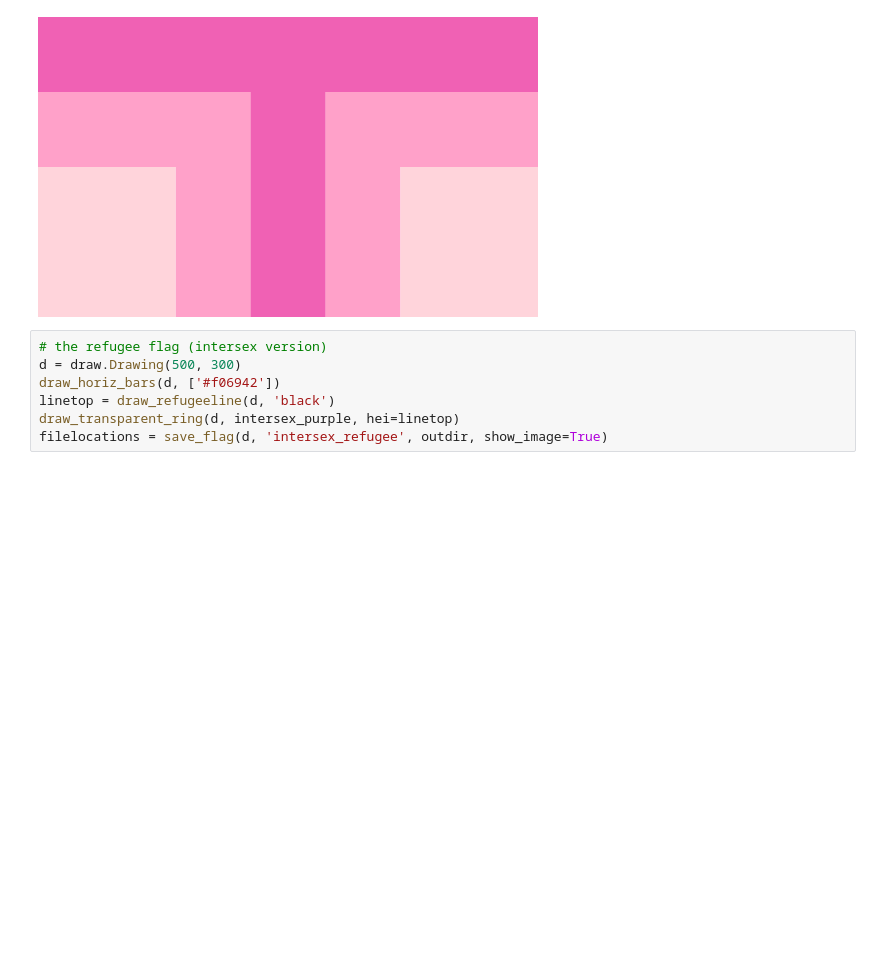
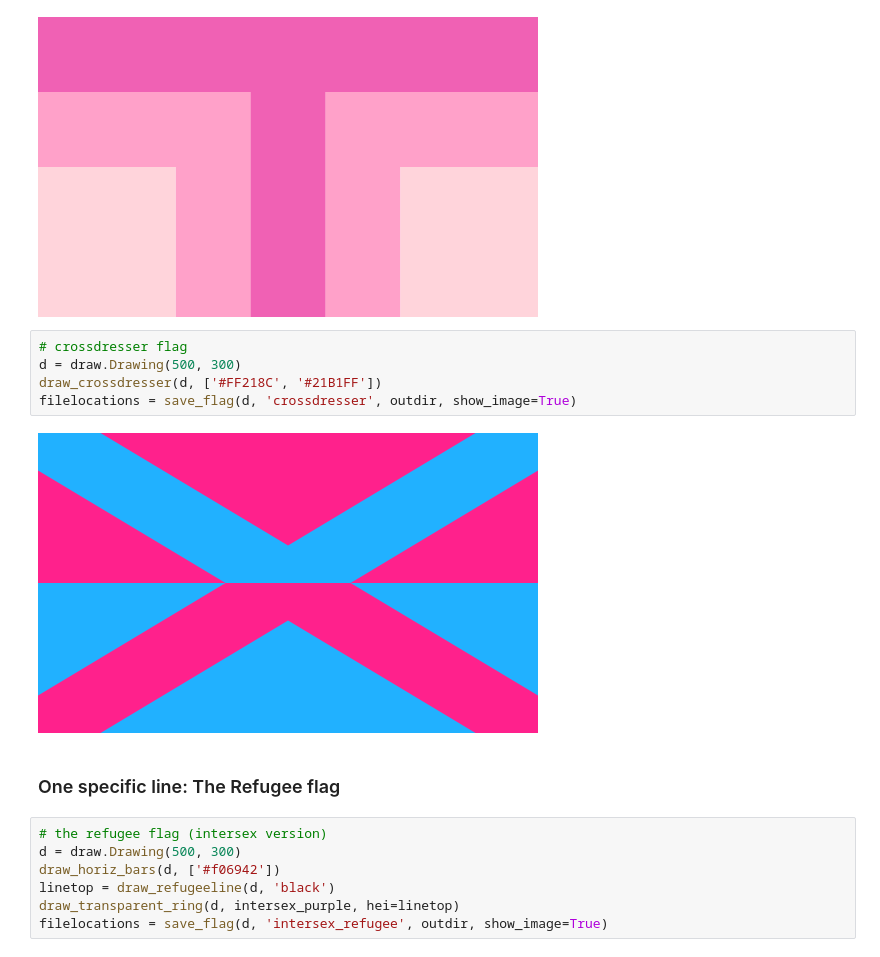
Before and after one commit to intervexual/drawpride, a Jupyter notebook: examples.ipynb, the cells around one changed output. Cells and saved outputs as stored; diff of their text form; blank space fills up the shorter version.

Commit message:
Adding support for the crossdresser flag

```diff
--- a/examples.ipynb
+++ b/examples.ipynb
@@ -351,6 +353,15 @@ draw_concentric_tees(d, ['#f061b4', '#ffa1c9', '#ffd4db'])
 filelocations = save_flag(d, 'tgirl', outdir, show_image=True)
 # %% [output]
 [figure]
+# %%
+# crossdresser flag
+d = draw.Drawing(500, 300)
+draw_crossdresser(d, ['#FF218C', '#21B1FF'])
+filelocations = save_flag(d, 'crossdresser', outdir, show_image=True)
+# %% [output]
+[figure, added]
+# %% [markdown]
+### One specific line: The Refugee flag
 # %%
 # the refugee flag (intersex version)
 d = draw.Drawing(500, 300)
```
Also changed, not shown: parts of 1 cell of this notebook, 4 other files.
